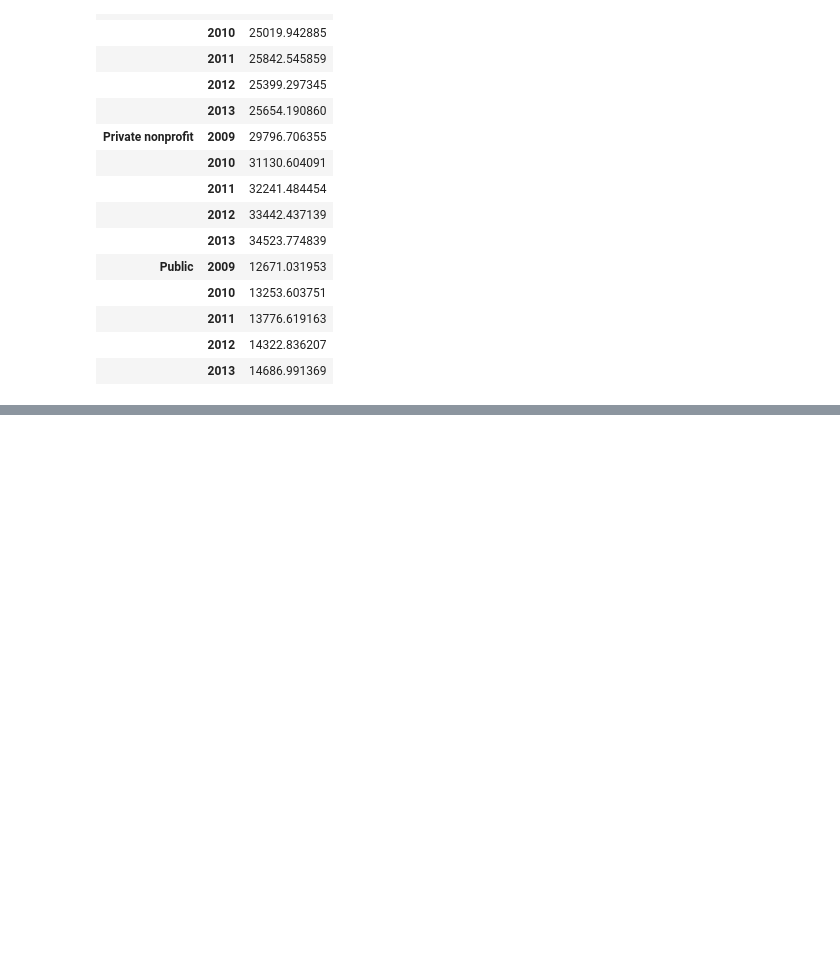
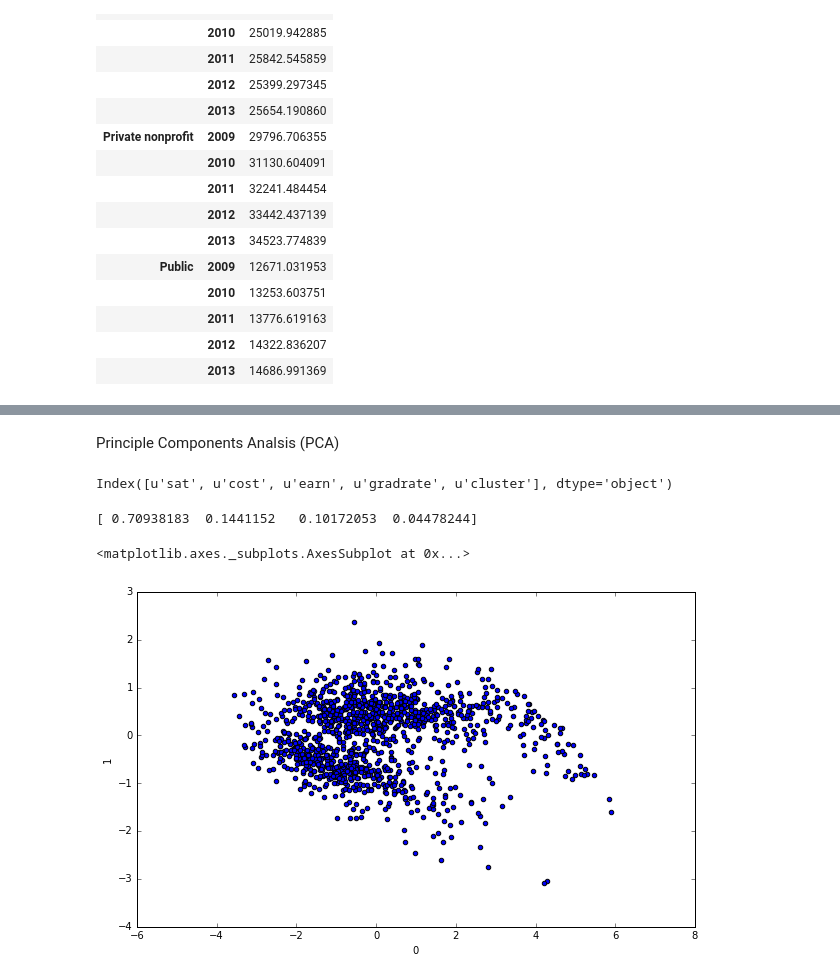
Before and after one commit to peterfig/intro2ml, a Jupyter notebook: college.ipynb, the cells around one changed output, grey strips where cells are left out. Saved outputs shown, nothing was run; the diff lists cells and outputs as text; code cells hidden in the pictures; blank space fills up the shorter version.

```diff
--- a/college.ipynb
+++ b/college.ipynb
@@ -619,0 +1001,6 @@ PCA
+# %% [markdown]
+Principle Components Analsis (PCA)
+# %%
+dfscale.columns
+# %% [output]
+Index([u'sat', u'cost', u'earn', u'gradrate', u'cluster'], dtype='object')
@@ -619,0 +1009,15 @@ PCA
+# %%
+pca = PCA(n_components=4)
+pca.fit(dfscale[[u'sat', u'cost', u'earn', u'gradrate']])
+print(pca.explained_variance_ratio_)
+# %% [output]
+[ 0.70938183  0.1441152   0.10172053  0.04478244]
+# %%
+pca = PCA(n_components=2)
+pcaArray = pca.fit_transform(dfscale[[u'sat', u'cost', u'earn', u'gradrate']])
+dfpca = pandas.DataFrame(pcaArray)
+# %%
+dfpca.plot.scatter(x=0, y=1)
+# %% [output]
+<matplotlib.axes._subplots.AxesSubplot at 0x...>
+[figure, added]
```
Also changed, not shown: parts of 59 cells of this notebook, 7 other files.
